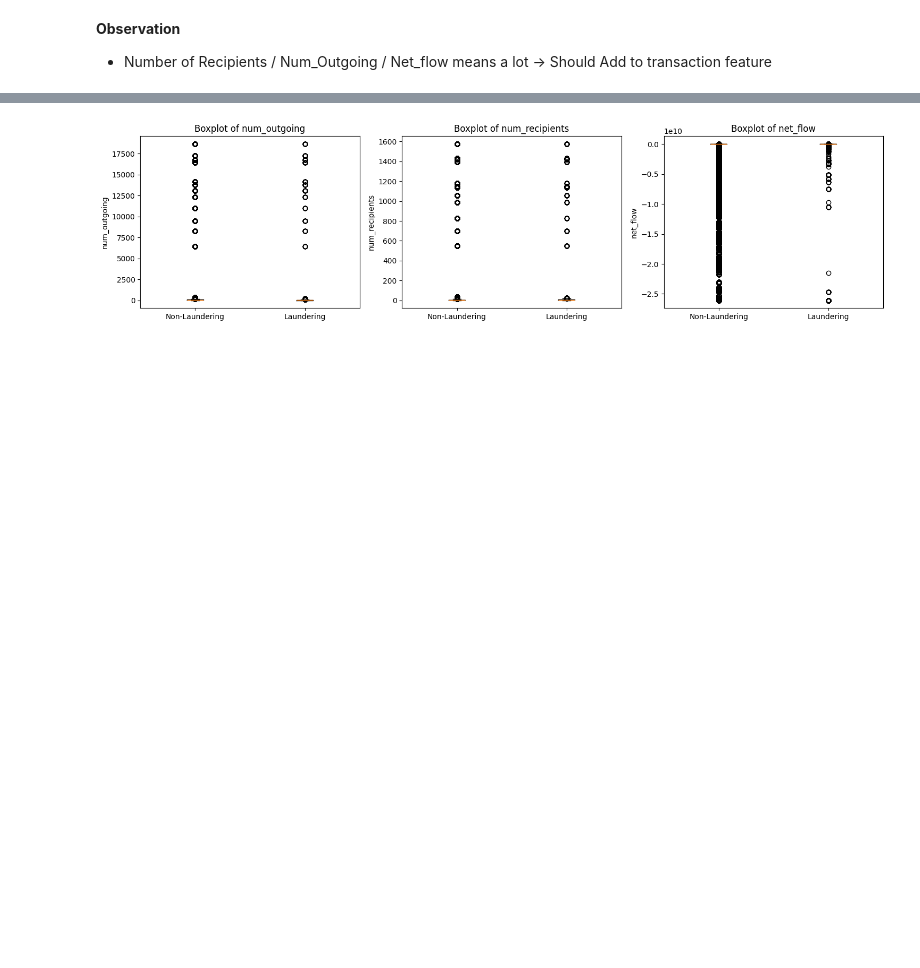
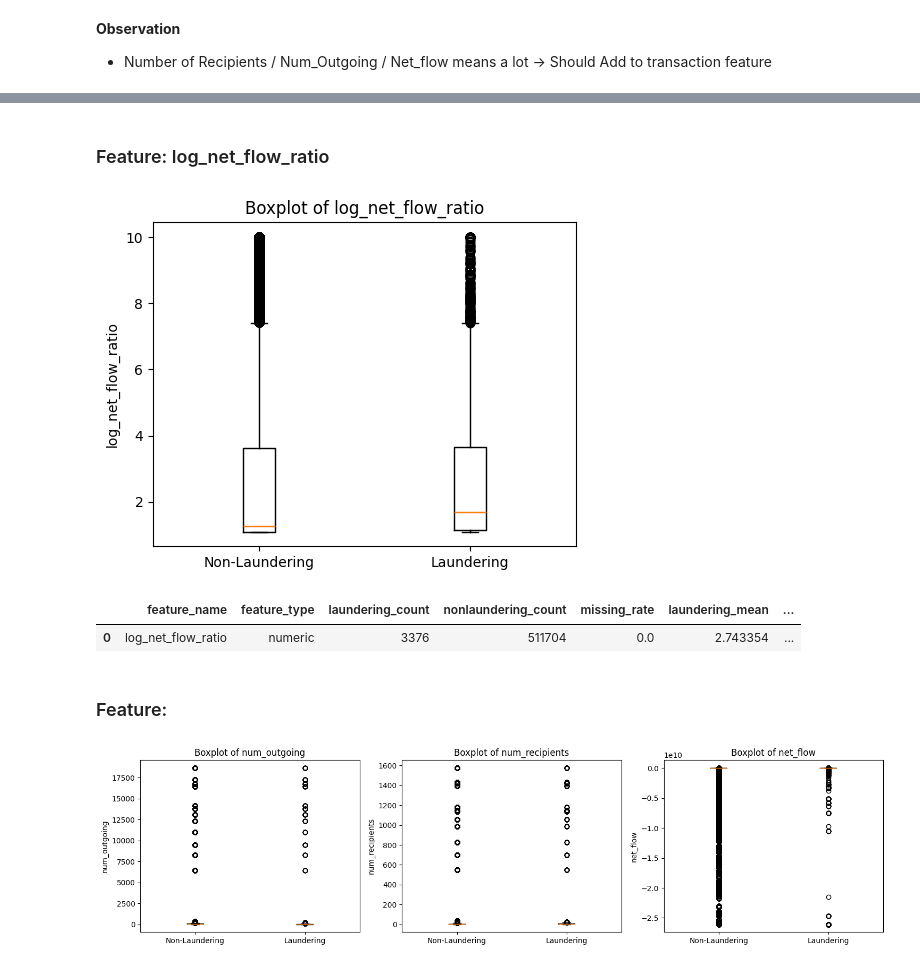
Before and after one commit to euph00/AML-GNN-project, a Jupyter notebook: Feature_Engineering/Feature Engineering.ipynb, the cells around one changed output, grey strips where cells are left out. Cells and saved outputs as stored; diff of their text form; code cells hidden in the pictures; blank space fills up the shorter version.

```diff
--- a/Feature_Engineering/Feature Engineering.ipynb
+++ b/Feature_Engineering/Feature Engineering.ipynb
@@ -453,3 +494,17 @@ sent_diff_df
+# %% [markdown]
+### Feature: log_net_flow_ratio
+# %%
+acc_df['log_net_flow_ratio'] = np.log1p((acc_df['net_flow_ratio'])).clip(upper=10)
+# %%
+cp = compare_feature_by_class(acc_df,'sent_laundering',['log_net_flow_ratio'])
+visualize_feature_comparison(cp, 0.2, source_df=acc_df, column='sent_laundering')  # Pass acc_df as source
+cp
+# %% [output]
+[figure, added]
+|  | feature_name | feature_type | laundering_count | nonlaundering_count | missing_rate | laundering_mean | ... |
+| 0 | log_net_flow_ratio | numeric | 3376 | 511704 | 0.0 | 2.743354 | ... |
+# %% [markdown]
+### Feature:
 # %%
 # Add account-level features to each transaction using from_account
 trans_df['num_outgoing'] = trans_df['from_account'].map(acc_df['num_outgoing'])
```
Also changed, not shown: parts of 30 cells of this notebook, 3 other files.
